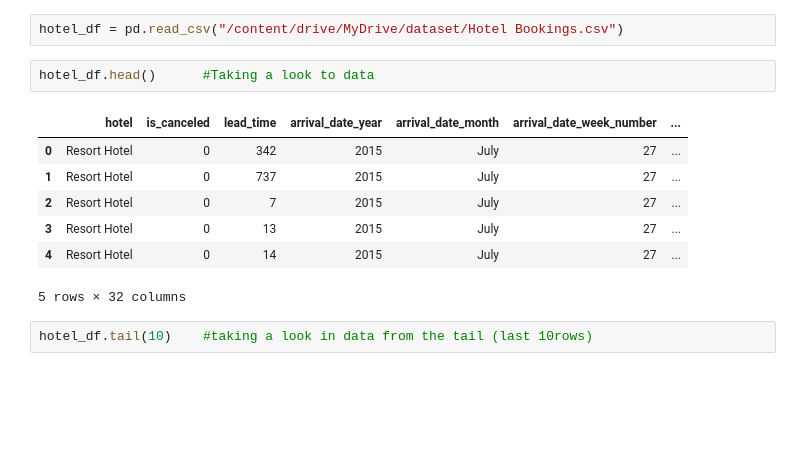
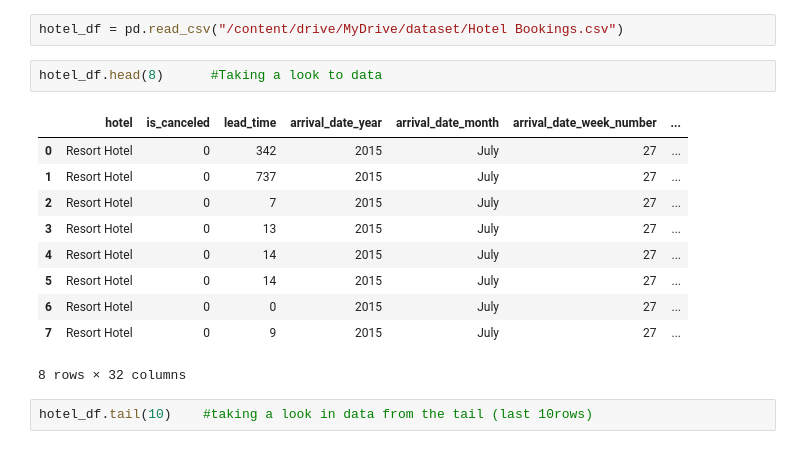
Before and after one commit to Rohit3295/hotel_booking_analysis, a Jupyter notebook: EDA_Hotel_booking_analysis.ipynb, the cells around one changed output. Saved outputs shown, nothing was run; the diff lists cells and outputs as text; blank space fills up the shorter version.

```diff
--- a/EDA_Hotel_booking_analysis.ipynb
+++ b/EDA_Hotel_booking_analysis.ipynb
@@ -26,15 +26,18 @@ Drive already mounted at /content/drive; to attempt to forcibly remount, call dr
 # %%
 hotel_df = pd.read_csv("/content/drive/MyDrive/dataset/Hotel Bookings.csv")
 # %%
-hotel_df.head()      #Taking a look to data
+hotel_df.head(8)      #Taking a look to data
 # %% [output]
 |  | hotel | is_canceled | lead_time | arrival_date_year | arrival_date_month | arrival_date_week_number | ... |
 | 0 | Resort Hotel | 0 | 342 | 2015 | July | 27 | ... |
 | 1 | Resort Hotel | 0 | 737 | 2015 | July | 27 | ... |
 | 2 | Resort Hotel | 0 | 7 | 2015 | July | 27 | ... |
 | 3 | Resort Hotel | 0 | 13 | 2015 | July | 27 | ... |
 | 4 | Resort Hotel | 0 | 14 | 2015 | July | 27 | ... |
+| 5 | Resort Hotel | 0 | 14 | 2015 | July | 27 | ... |
+| 6 | Resort Hotel | 0 | 0 | 2015 | July | 27 | ... |
+| 7 | Resort Hotel | 0 | 9 | 2015 | July | 27 | ... |
-5 rows × 32 columns
+8 rows × 32 columns
 # %%
 hotel_df.tail(10)    #taking a look in data from the tail (last 10rows)
 # %% [output]
```
Also changed, not shown: parts of 7 cells of this notebook.
